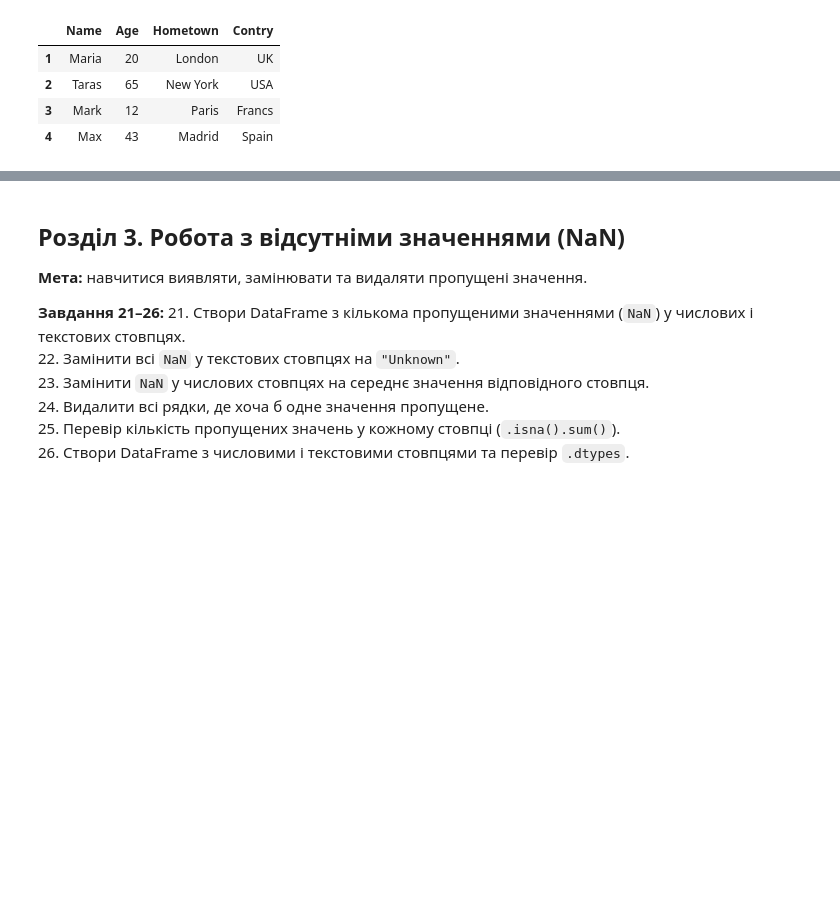
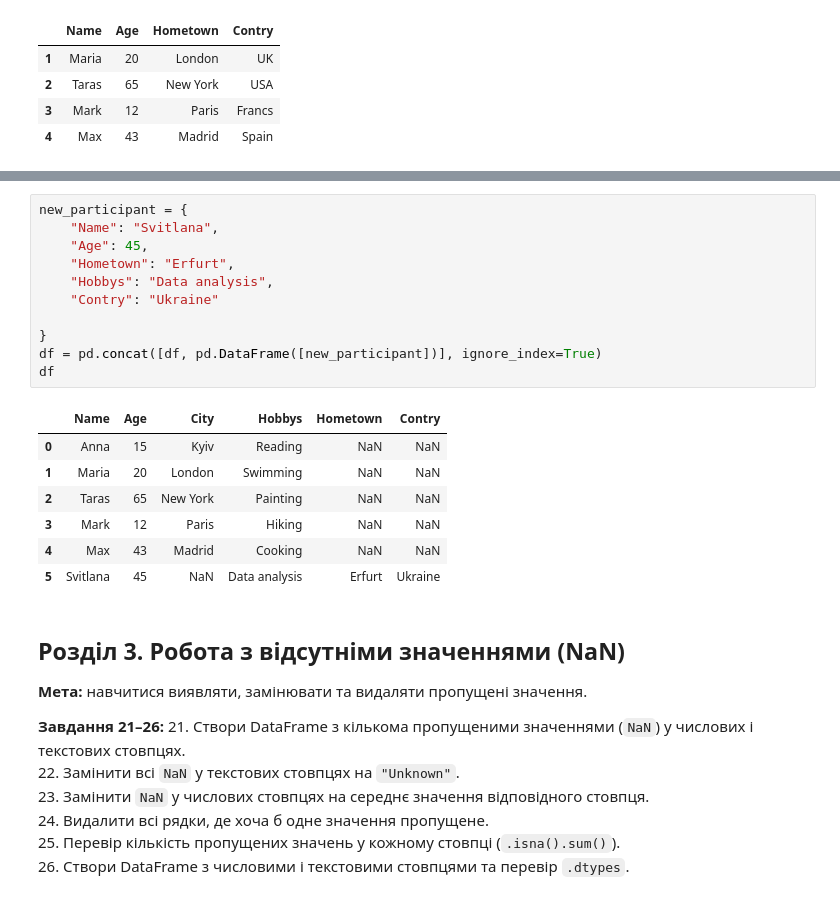
Before and after one commit to SvitlanaShustur/test-tasks-Python-DTA, a Jupyter notebook: pandas_matplotlib_practice.ipynb, the cells around one changed output, grey strips where cells are left out. Drawn from its saved outputs; the diff is of its cells as text; blank space fills up the shorter version.

```diff
--- a/pandas_matplotlib_practice.ipynb
+++ b/pandas_matplotlib_practice.ipynb
@@ -263,3 +263,22 @@ df
+# %%
+new_participant = {
+    "Name": "Svitlana",
+    "Age": 45,
+    "Hometown": "Erfurt",
+    "Hobbys": "Data analysis",
+    "Contry": "Ukraine"
+
+}
+df = pd.concat([df, pd.DataFrame([new_participant])], ignore_index=True)
+df
+# %% [output]
+|  | Name | Age | City | Hobbys | Hometown | Contry |
+| 0 | Anna | 15 | Kyiv | Reading | NaN | NaN |
+| 1 | Maria | 20 | London | Swimming | NaN | NaN |
+| 2 | Taras | 65 | New York | Painting | NaN | NaN |
+| 3 | Mark | 12 | Paris | Hiking | NaN | NaN |
+| 4 | Max | 43 | Madrid | Cooking | NaN | NaN |
+| 5 | Svitlana | 45 | NaN | Data analysis | Erfurt | Ukraine |
 # %% [markdown]
 ## Розділ 3. Робота з відсутніми значеннями (NaN)
 **Мета:** навчитися виявляти, замінювати та видаляти пропущені значення.
```
Also changed, not shown: parts of 19 cells of this notebook.
